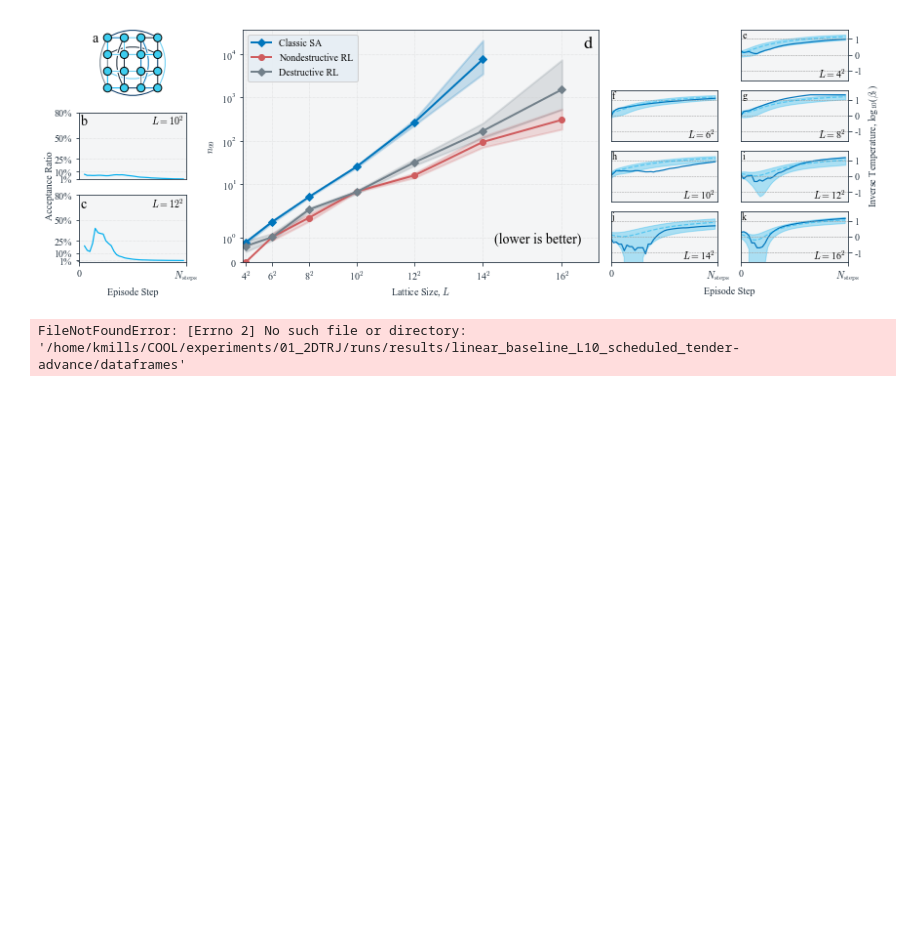
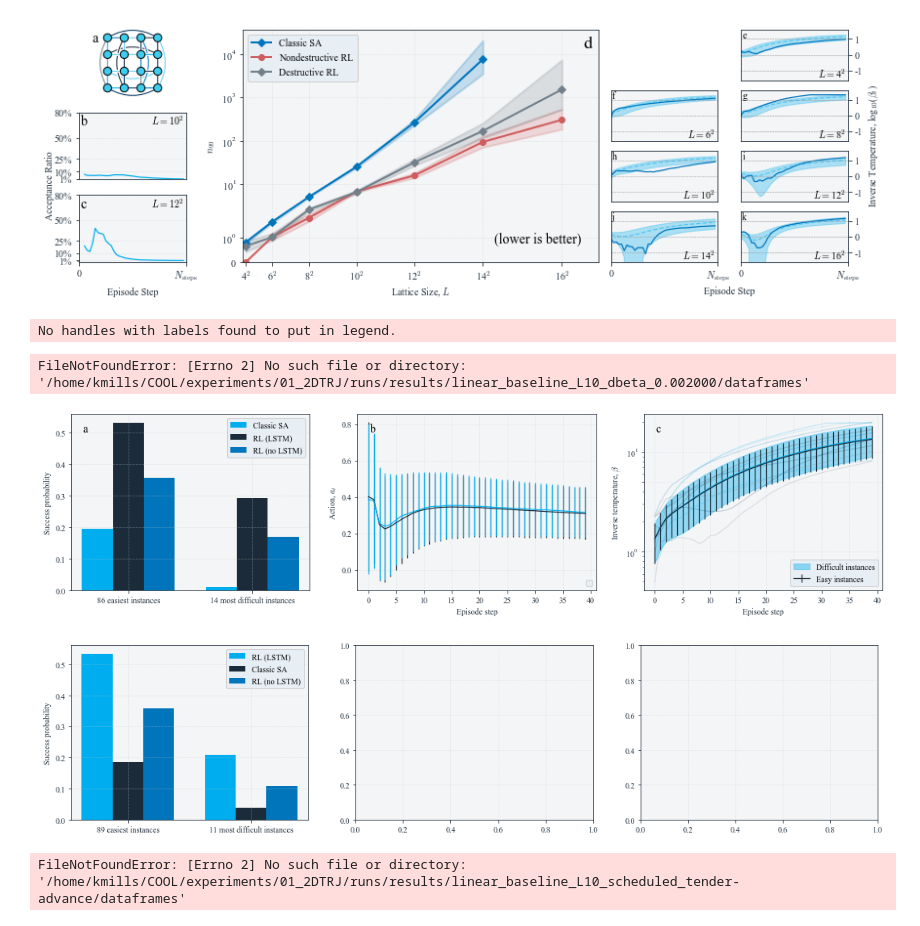
Before and after one commit to millskyle/COOL-1, a Jupyter notebook: plots/Plots.ipynb, the cells around one changed output. Drawn from its saved outputs; the diff is of its cells as text; code cells hidden in the pictures; blank space fills up the shorter version.

Commit message:
easy_diff_split.pdf

```diff
--- a/plots/Plots.ipynb
+++ b/plots/Plots.ipynb
@@ -604,7 +604,7 @@ def compute_success(success, total, repeats, n99=False):
 
 def plot_easyhard_hamiltonian_success(ref_datafile, compare_datafiles, ref_trials_per_hamiltonian,comp_trials_per_hamiltonian,
                                       prepend_path="", postpend_file="HamiltonianSuccessperHam.dat",
-                                     easy_threshold=3, instance_class="ERROR", labels=None):
+                                     easy_threshold=3, instance_class="ERROR", labels=None, bars_only=False):
 
     #Use the reference dataset to find the "easy" and "difficult" Hamiltonians
     ff = os.path.join(prepend_path, ref_datafile, postpend_file)
@@ -637,6 +637,8 @@ def plot_easyhard_hamiltonian_success(ref_datafile, compare_datafiles, ref_trial
     diff_comps = [dict_sum_value_if_in_ref(comp, diff) for comp in comps]
 
 
+
+    ifbars_only
 
     fig, axs = plt.subplots(1,3, figsize=(18,4))
     w=0.5 #bar width
@@ -758,7 +760,7 @@ output = plot_easyhard_hamiltonian_success(ref_datafile=f"/home/kmills/COOL/expe
                                   labels=["Classic SA", "RL (LSTM)", "RL (no LSTM)"],
                                   ref_trials_per_hamiltonian=100,
                                   comp_trials_per_hamiltonian=[100,100],
-                                  easy_threshold=10,
+                                  easy_threshold=3,
                                   instance_class="10x10")
 
 
@@ -770,36 +772,41 @@ output = plot_easyhard_hamiltonian_success(ref_datafile=f"/home/kmills/COOL/expe
                                   labels=["RL (LSTM)", "Classic SA", "RL (no LSTM)"],
                                   ref_trials_per_hamiltonian=100,
                                   comp_trials_per_hamiltonian=[100,100],
-                                  easy_threshold=10,
+                                  easy_threshold=30,
                                   instance_class="10x10")
 
 
 
 classic_easy, classic_diff,\
 (rl_easy, nornn_easy),\
 (rl_diff, nornn_diff),\
 instance_class, easy_threshold,\
 ref_trials_per_hamiltonian, comp_trials_per_hamiltonian = output
 
 pformat = ".0f"
 
 statement = f"""
 We divide the {instance_class} spin glass validation instances into two subsets, which we label difficult \
 (the {classic_diff[1]} instances in which classic SA only succeeds \
 in {easy_threshold:{pformat}}% of anneals), and easy (the {classic_easy[1]} instances in which classic SA \
 succeeds in more than {easy_threshold:{pformat}}% of anneals).
 
 Classic SA solves the easy instances in {compute_success(*classic_easy, ref_trials_per_hamiltonian):{pformat}}% of \
 anneals, whereas the reinforcement learning agent manages to solve the same instances with a \
 {compute_success(*rl_easy, comp_trials_per_hamiltonian[0]):{pformat}}% probability.
 
 With the difficult instances, the difference is more extreme; classic SA manages only \
 {compute_success(*classic_diff, ref_trials_per_hamiltonian):{pformat}}% success, whereas \
 RL performs substantially better with {compute_success(*rl_diff, comp_trials_per_hamiltonian[0]):{pformat}}% success.
 
 """
 
 print(statement)
+# %% [output]
+No handles with labels found to put in legend.
+FileNotFoundError: [Errno 2] No such file or directory: '/home/kmills/COOL/experiments/01_2DTRJ/runs/results/linear_baseline_L10_dbeta_0.002000/dataframes'
+[figure, added]
+[figure, added]
 # %%
 output = plot_easyhard_hamiltonian_success(
       ref_datafile=f"/home/kmills/COOL/experiments/01_2DTRJ/runs/results/linear_baseline_L10_dbeta_0.002000",
```
